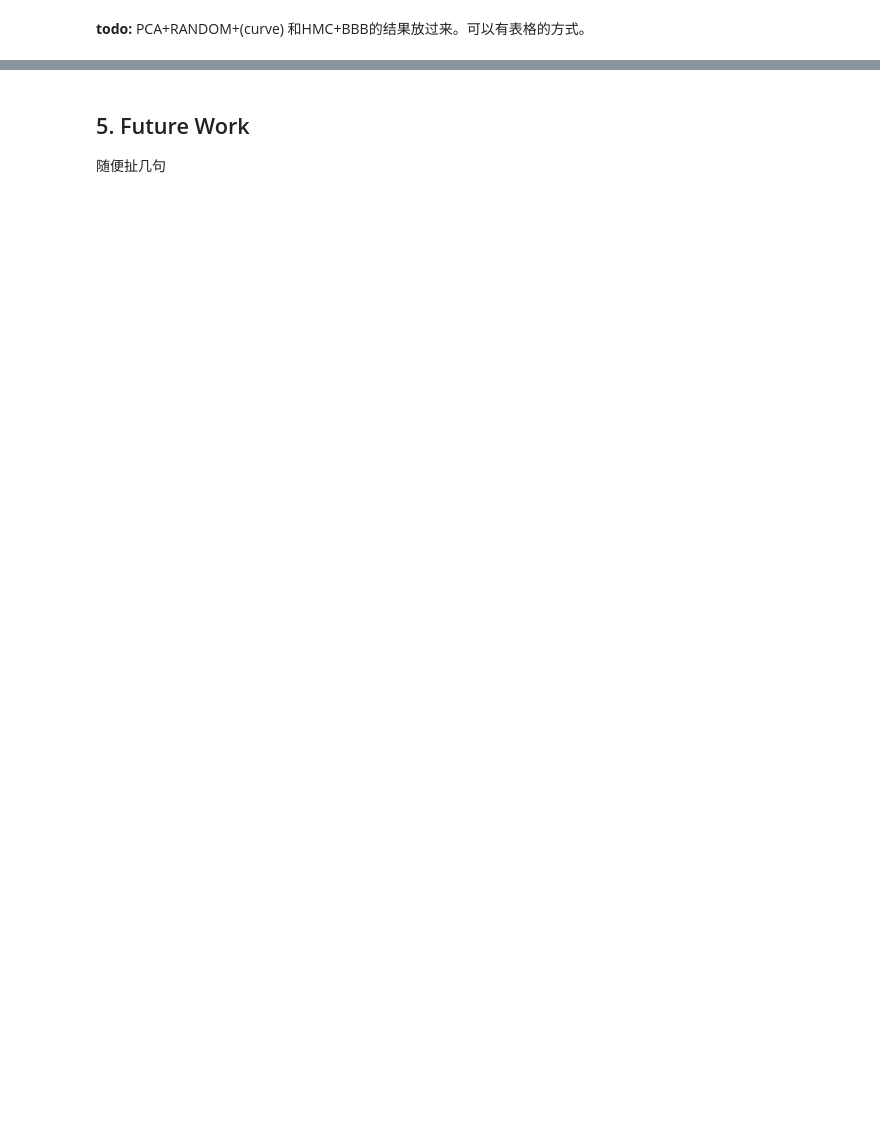
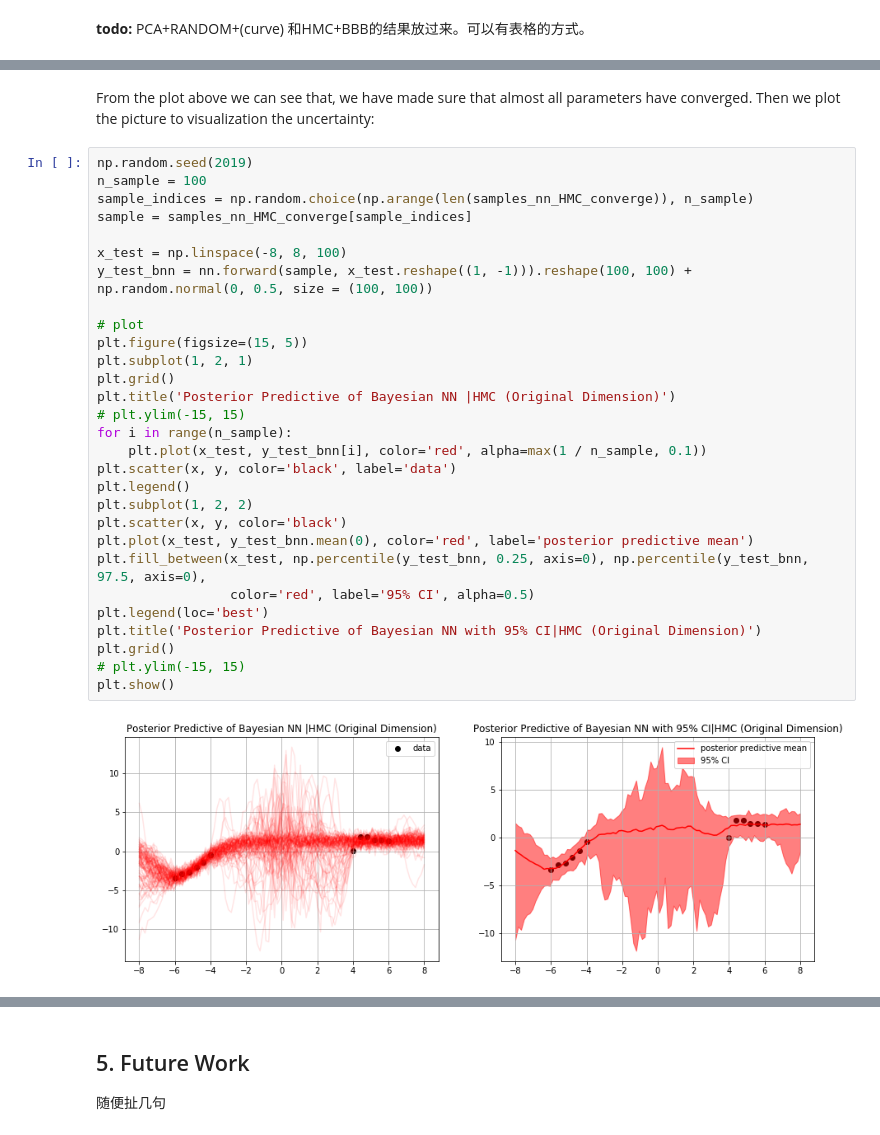
Before and after one commit to Yuting-Kou/am207_Project, a Jupyter notebook: src/Final_Report.ipynb, the cells around one changed output, grey strips where cells are left out. Drawn from its saved outputs; the diff is of its cells as text; blank space fills up the shorter version.

```diff
--- a/src/Final_Report.ipynb
+++ b/src/Final_Report.ipynb
@@ -265,0 +425,33 @@ start with non_train.weights vs not.
+# %% [markdown]
+From the plot above we can see that, we have made sure that almost all parameters have converged. Then we plot the picture to visualization the uncertainty:
+# %%
+np.random.seed(2019)
+n_sample = 100
+sample_indices = np.random.choice(np.arange(len(samples_nn_HMC_converge)), n_sample)
+sample = samples_nn_HMC_converge[sample_indices]
+
+x_test = np.linspace(-8, 8, 100)
+y_test_bnn = nn.forward(sample, x_test.reshape((1, -1))).reshape(100, 100) + np.random.normal(0, 0.5, size = (100, 100))
+
+# plot
+plt.figure(figsize=(15, 5))
+plt.subplot(1, 2, 1)
+plt.grid()
+plt.title('Posterior Predictive of Bayesian NN |HMC (Original Dimension)')
+# plt.ylim(-15, 15)
+for i in range(n_sample):
+    plt.plot(x_test, y_test_bnn[i], color='red', alpha=max(1 / n_sample, 0.1))
+plt.scatter(x, y, color='black', label='data')
+plt.legend()
+plt.subplot(1, 2, 2)
+plt.scatter(x, y, color='black')
+plt.plot(x_test, y_test_bnn.mean(0), color='red', label='posterior predictive mean')
+plt.fill_between(x_test, np.percentile(y_test_bnn, 0.25, axis=0), np.percentile(y_test_bnn, 97.5, axis=0),
+                 color='red', label='95% CI', alpha=0.5)
+plt.legend(loc='best')
+plt.title('Posterior Predictive of Bayesian NN with 95% CI|HMC (Original Dimension)')
+plt.grid()
+# plt.ylim(-15, 15)
+plt.show()
+# %% [output]
+[figure, added]
```
Also changed, not shown: parts of 22 cells of this notebook.
